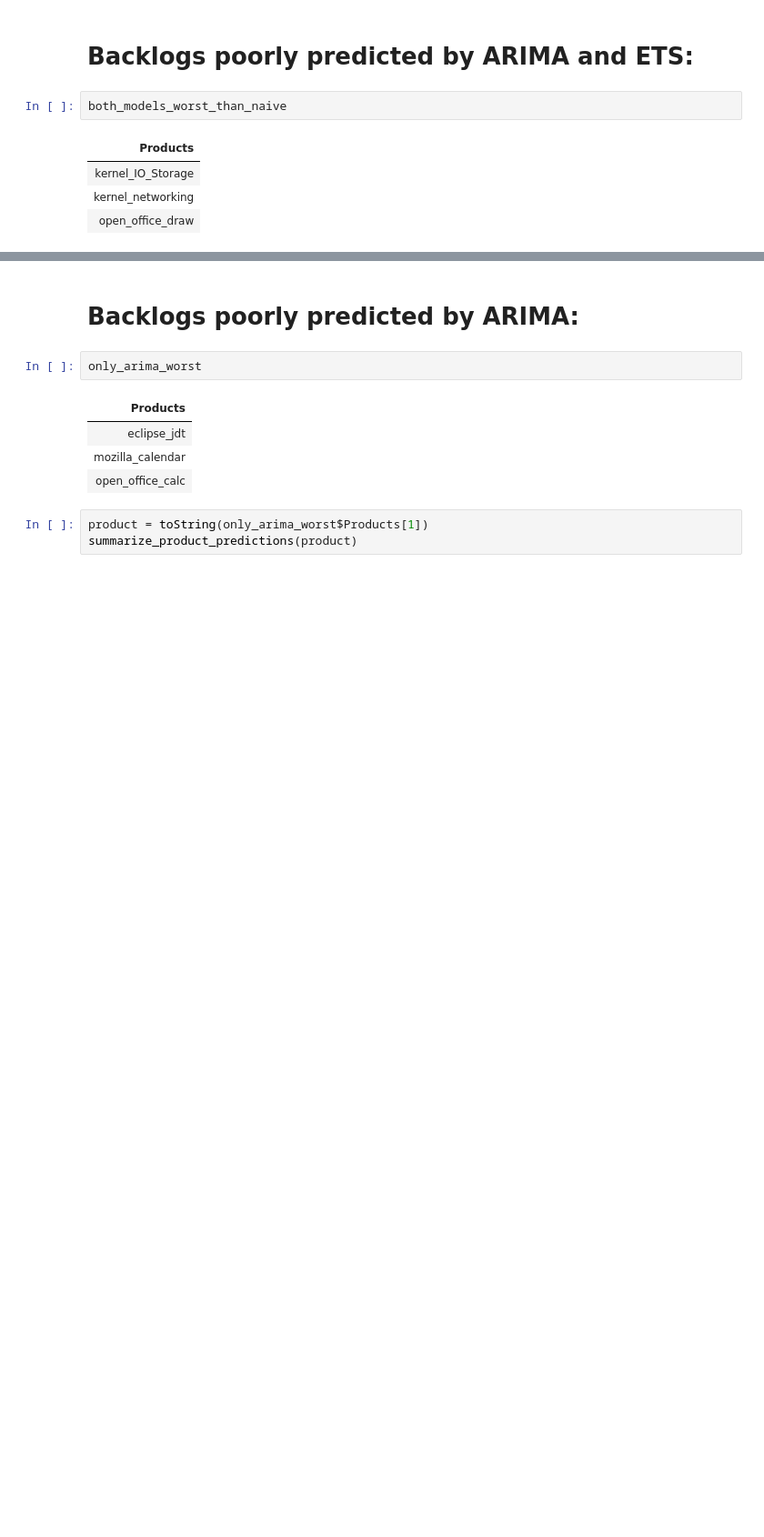
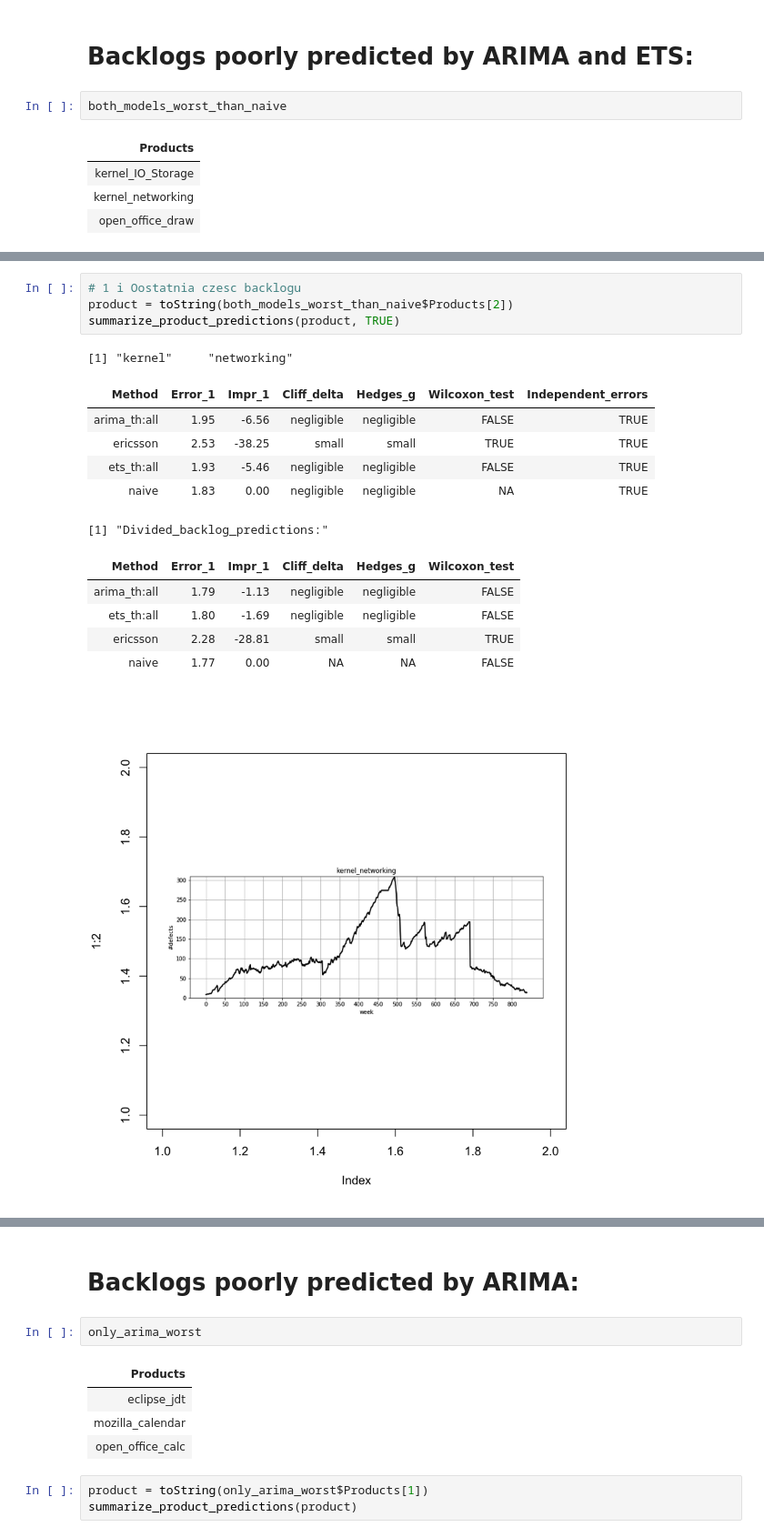
Before and after one commit to paulinaaniola/DefectBacklogPrediction, a Jupyter notebook: Evaluate.ipynb, the cells around one changed output, grey strips where cells are left out. Shown at 91% size. Cells and saved outputs as stored; diff of their text form; blank space fills up the shorter version.

```diff
--- a/Evaluate.ipynb
+++ b/Evaluate.ipynb
@@ -238,2 +279,20 @@ summarize_product_predictions(product)
 [figure]
+# %%
+# 1 i Oostatnia czesc backlogu
+product = toString(both_models_worst_than_naive$Products[2])
+summarize_product_predictions(product, TRUE)
+# %% [output]
+[1] "kernel"     "networking"
+| Method | Error_1 | Impr_1 | Cliff_delta | Hedges_g | Wilcoxon_test | Independent_errors |
+| arima_th:all | 1.95 | -6.56 | negligible | negligible | FALSE | TRUE |
+| ericsson | 2.53 | -38.25 | small | small | TRUE | TRUE |
+| ets_th:all | 1.93 | -5.46 | negligible | negligible | FALSE | TRUE |
+| naive | 1.83 | 0.00 | negligible | negligible | NA | TRUE |
+[1] "Divided_backlog_predictions:"
+| Method | Error_1 | Impr_1 | Cliff_delta | Hedges_g | Wilcoxon_test |
+| arima_th:all | 1.79 | -1.13 | negligible | negligible | FALSE |
+| ets_th:all | 1.80 | -1.69 | negligible | negligible | FALSE |
+| ericsson | 2.28 | -28.81 | small | small | TRUE |
+| naive | 1.77 | 0.00 | NA | NA | FALSE |
+[figure, added]
 # %%
```
Also changed, not shown: parts of 5 cells of this notebook, 21 other files.
